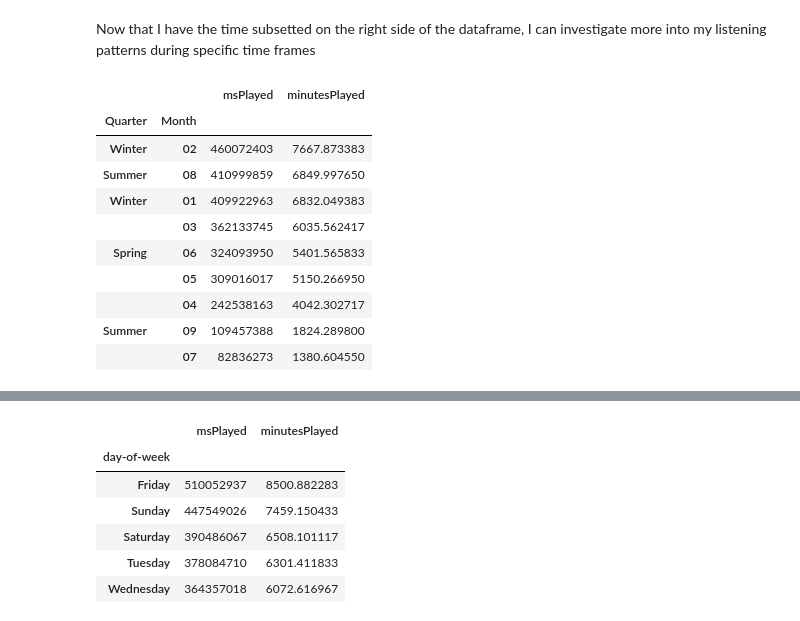
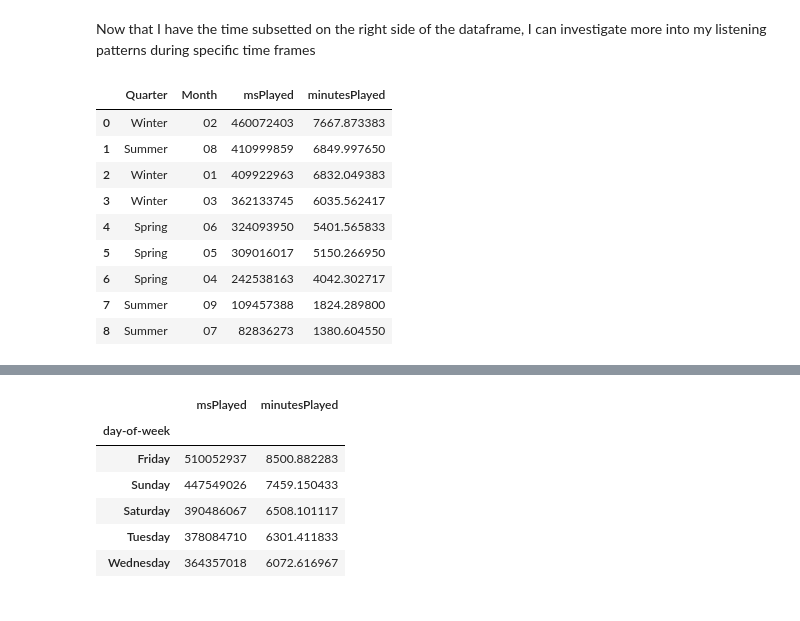
Before and after one commit to alyssakeehan/MyData, a Jupyter notebook: exploration.ipynb, the cells around one changed output, grey strips where cells are left out. Saved outputs shown, nothing was run; the diff lists cells and outputs as text; code cells hidden in the pictures.

```diff
--- a/exploration.ipynb
+++ b/exploration.ipynb
@@ -246,17 +246,16 @@ streams
 # %% [markdown]
 Now that I have the time subsetted on the right side of the dataframe, I can investigate more into my listening patterns during specific time frames
 # %%
-quarter_month_listens = streams.groupby(['Quarter','Month']).sum().sort_values('minutesPlayed', ascending=False)
+quarter_month_listens = streams.groupby(['Quarter','Month']).sum().sort_values('minutesPlayed', ascending=False).reset_index()
 quarter_month_listens
 # %% [output]
-|  |  | msPlayed | minutesPlayed |
-| Quarter | Month |  |  |
-| Winter | 02 | 460072403 | 7667.873383 |
-| Summer | 08 | 410999859 | 6849.997650 |
-| Winter | 01 | 409922963 | 6832.049383 |
-|  | 03 | 362133745 | 6035.562417 |
-| Spring | 06 | 324093950 | 5401.565833 |
-|  | 05 | 309016017 | 5150.266950 |
-|  | 04 | 242538163 | 4042.302717 |
-| Summer | 09 | 109457388 | 1824.289800 |
-|  | 07 | 82836273 | 1380.604550 |
+|  | Quarter | Month | msPlayed | minutesPlayed |
+| 0 | Winter | 02 | 460072403 | 7667.873383 |
+| 1 | Summer | 08 | 410999859 | 6849.997650 |
+| 2 | Winter | 01 | 409922963 | 6832.049383 |
+| 3 | Winter | 03 | 362133745 | 6035.562417 |
+| 4 | Spring | 06 | 324093950 | 5401.565833 |
+| 5 | Spring | 05 | 309016017 | 5150.266950 |
+| 6 | Spring | 04 | 242538163 | 4042.302717 |
+| 7 | Summer | 09 | 109457388 | 1824.289800 |
+| 8 | Summer | 07 | 82836273 | 1380.604550 |
```
Also changed, not shown: parts of 4 cells of this notebook.
